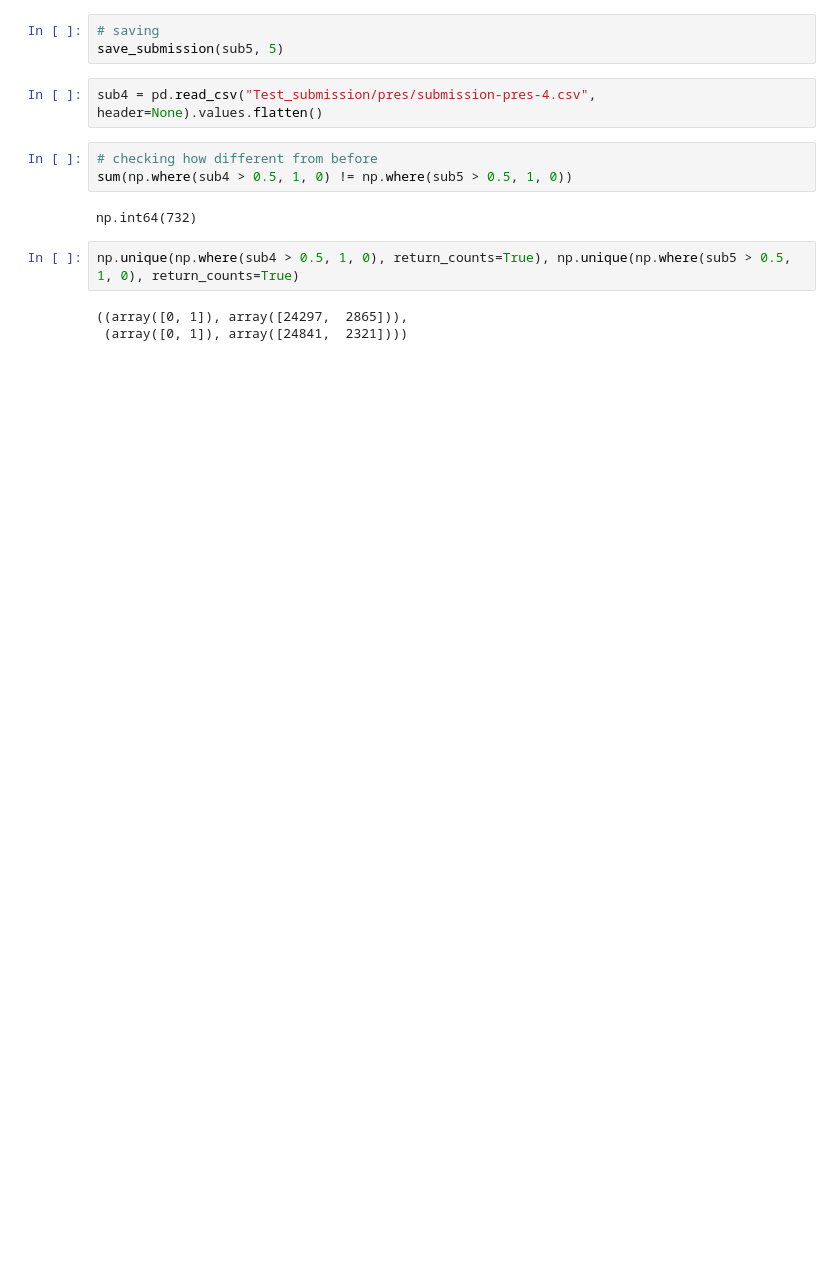
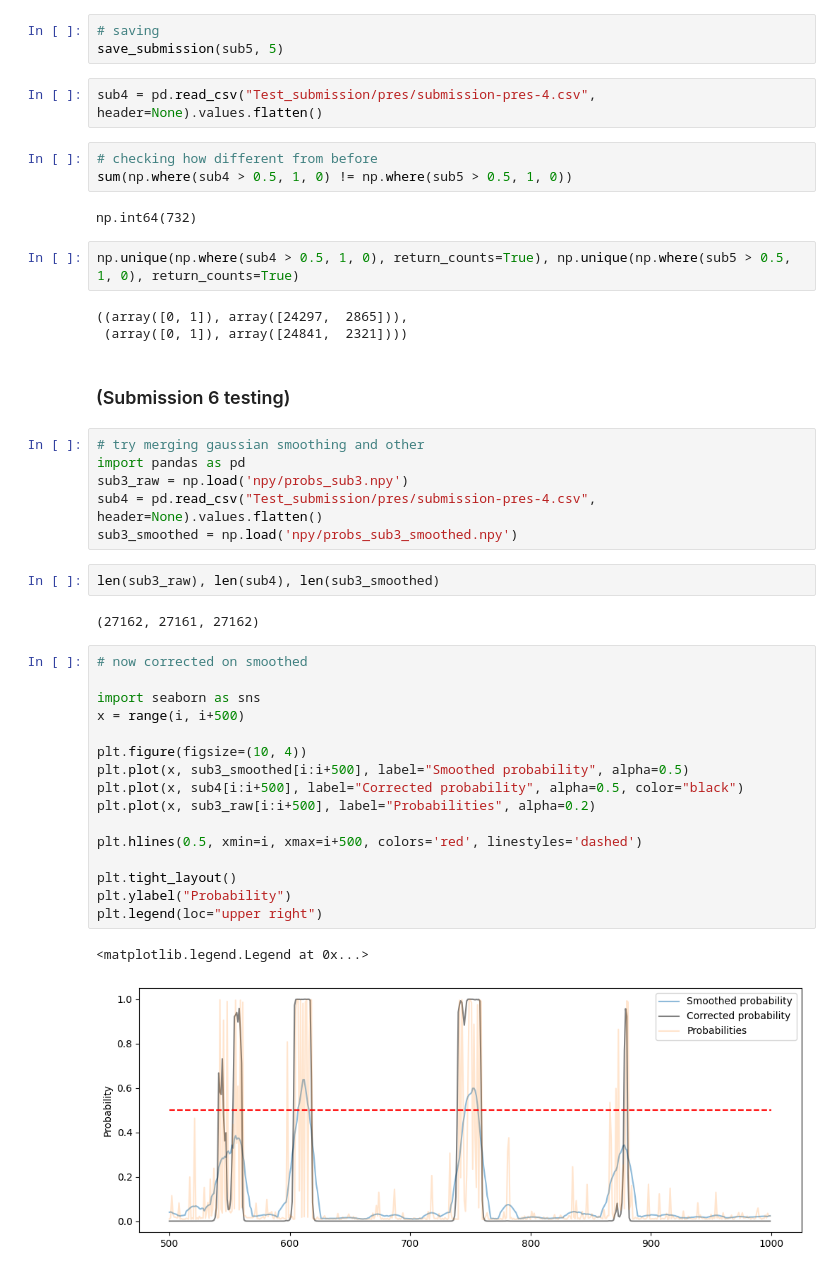
Before and after one commit to alan-man/tal-projet, a Jupyter notebook: notebooks/pres/pres_submission.ipynb, the cells around one changed output. Saved outputs shown, nothing was run; the diff lists cells and outputs as text; blank space fills up the shorter version.

Commit message:
testing submission 6

```diff
--- a/notebooks/pres/pres_submission.ipynb
+++ b/notebooks/pres/pres_submission.ipynb
@@ -695,3 +697,34 @@ np.unique(np.where(sub4 > 0.5, 1, 0), return_counts=True), np.unique(np.where(su
 # %% [output]
 ((array([0, 1]), array([24297,  2865])),
  (array([0, 1]), array([24841,  2321])))
+# %% [markdown]
+### (Submission 6 testing)
+# %%
+# try merging gaussian smoothing and other
+import pandas as pd
+sub3_raw = np.load('npy/probs_sub3.npy')
+sub4 = pd.read_csv("Test_submission/pres/submission-pres-4.csv", header=None).values.flatten()
+sub3_smoothed = np.load('npy/probs_sub3_smoothed.npy')
+# %%
+len(sub3_raw), len(sub4), len(sub3_smoothed)
+# %% [output]
+(27162, 27161, 27162)
+# %%
+# now corrected on smoothed
+
+import seaborn as sns
+x = range(i, i+500)
+
+plt.figure(figsize=(10, 4))
+plt.plot(x, sub3_smoothed[i:i+500], label="Smoothed probability", alpha=0.5)
+plt.plot(x, sub4[i:i+500], label="Corrected probability", alpha=0.5, color="black")
+plt.plot(x, sub3_raw[i:i+500], label="Probabilities", alpha=0.2)
+
+plt.hlines(0.5, xmin=i, xmax=i+500, colors='red', linestyles='dashed')
+
+plt.tight_layout()
+plt.ylabel("Probability")
+plt.legend(loc="upper right")
+# %% [output]
+<matplotlib.legend.Legend at 0x...>
+[figure, added]
```
Also changed, not shown: parts of 6 cells of this notebook.
